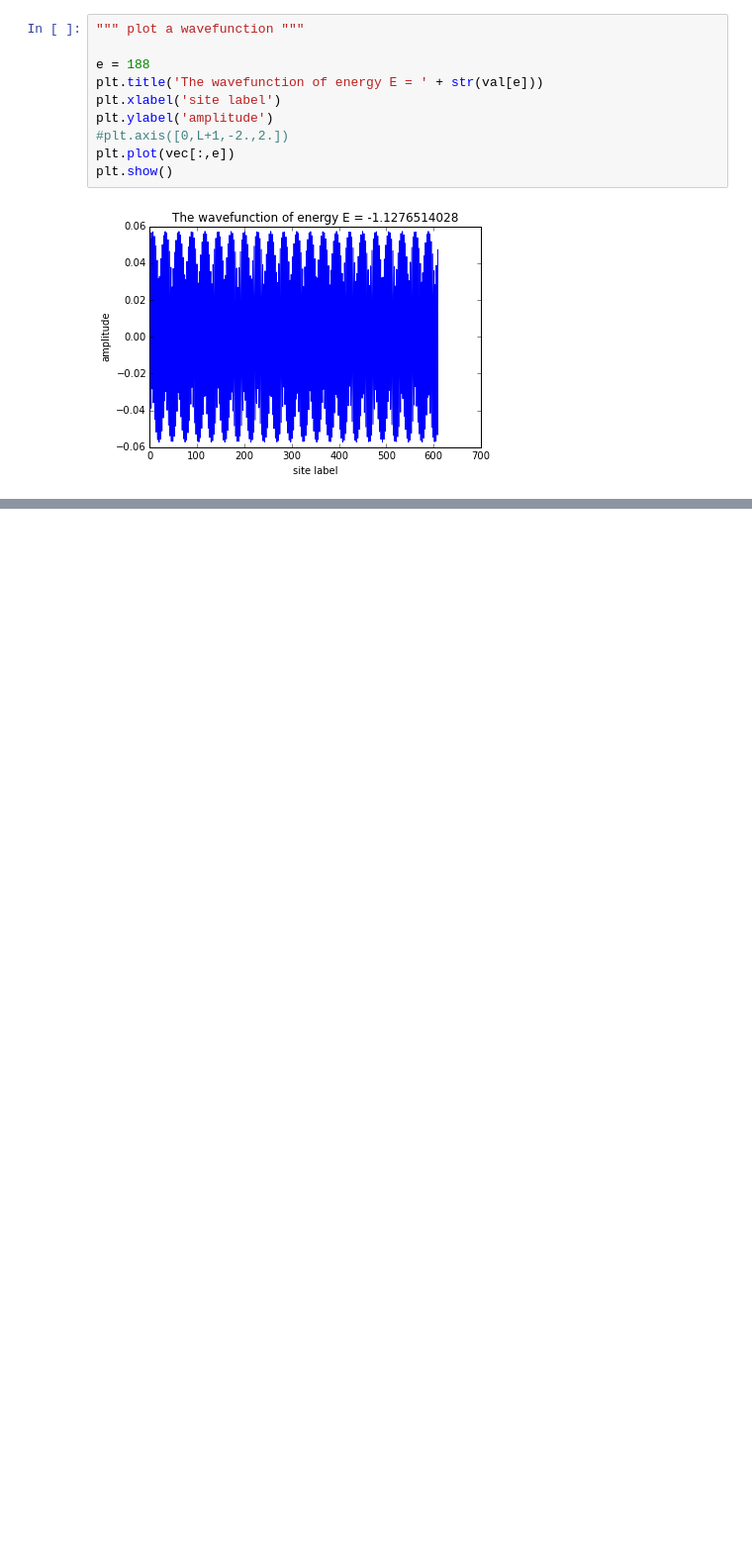
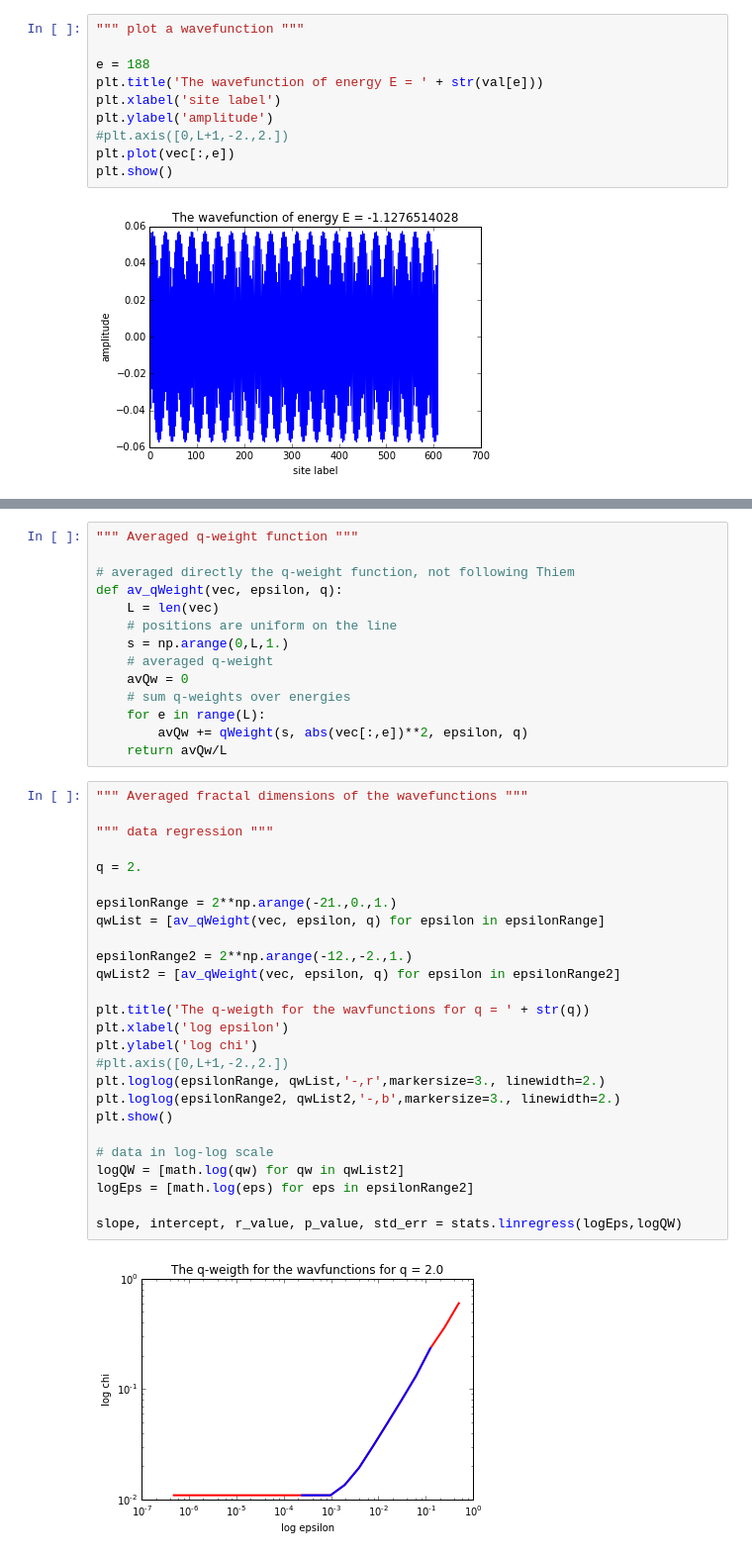
Before and after one commit to Yukee/spectrum_quasicrystals, a Jupyter notebook: Fibonacci/box_counting.ipynb, the cells around one changed output, grey strips where cells are left out. Shown at 99% size. Drawn from its saved outputs; the diff is of its cells as text; blank space fills up the shorter version.

Commit message:
procedure for averaged dimensions

```diff
--- a/Fibonacci/box_counting.ipynb
+++ b/Fibonacci/box_counting.ipynb
@@ -300,0 +315,42 @@ slope, std_err, r_value
+# %%
+""" Averaged q-weight function """
+
+# averaged directly the q-weight function, not following Thiem
+def av_qWeight(vec, epsilon, q):
+    L = len(vec)
+    # positions are uniform on the line
+    s = np.arange(0,L,1.)
+    # averaged q-weight
+    avQw = 0
+    # sum q-weights over energies
+    for e in range(L):
+        avQw += qWeight(s, abs(vec[:,e])**2, epsilon, q)
+    return avQw/L
+# %%
+""" Averaged fractal dimensions of the wavefunctions """
+
+""" data regression """
+
+q = 2.
+
+epsilonRange = 2**np.arange(-21.,0.,1.)
+qwList = [av_qWeight(vec, epsilon, q) for epsilon in epsilonRange]
+
+epsilonRange2 = 2**np.arange(-12.,-2.,1.)
+qwList2 = [av_qWeight(vec, epsilon, q) for epsilon in epsilonRange2]
+
+plt.title('The q-weigth for the wavfunctions for q = ' + str(q))
+plt.xlabel('log epsilon')
+plt.ylabel('log chi')
+#plt.axis([0,L+1,-2.,2.])
+plt.loglog(epsilonRange, qwList,'-,r',markersize=3., linewidth=2.)
+plt.loglog(epsilonRange2, qwList2,'-,b',markersize=3., linewidth=2.)
+plt.show()
+
+# data in log-log scale
+logQW = [math.log(qw) for qw in qwList2]
+logEps = [math.log(eps) for eps in epsilonRange2]
+
+slope, intercept, r_value, p_value, std_err = stats.linregress(logEps,logQW)
+# %% [output]
+[figure, added]
```
Also changed, not shown: parts of 15 cells of this notebook.
